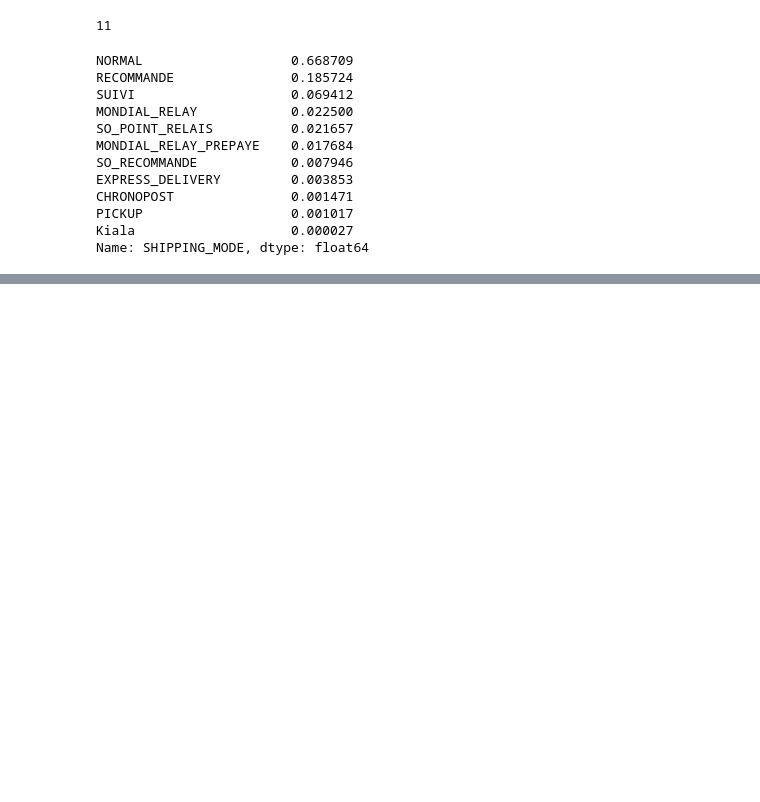
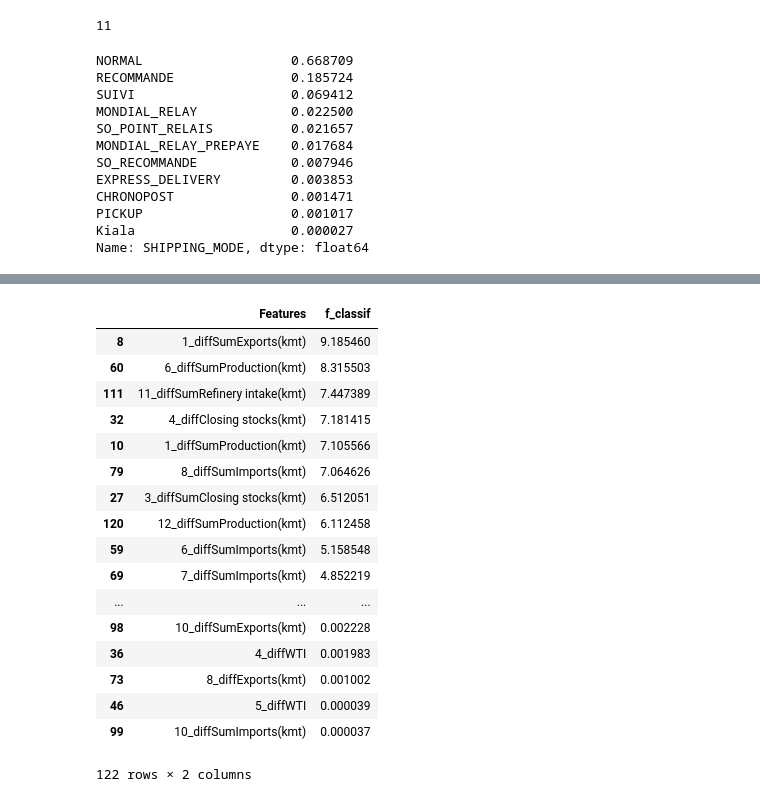
Before and after one commit to jeremycombe/Pipeline, a Jupyter notebook: BestEstimator_tests.ipynb, the cells around one changed output, grey strips where cells are left out. Drawn from its saved outputs; the diff is of its cells as text; code cells hidden in the pictures; blank space fills up the shorter version.

```diff
--- a/BestEstimator_tests.ipynb
+++ b/BestEstimator_tests.ipynb
@@ -750,0 +717,21 @@ def corrank(X):
+# %%
+clf1.Feature_Importances_Test(Bin_Train, Bin_Target, n=100, test_used = [f_classif])
+# %% [output]
+|  | Features | f_classif |
+| 8 | 1_diffSumExports(kmt) | 9.185460 |
+| 60 | 6_diffSumProduction(kmt) | 8.315503 |
+| 111 | 11_diffSumRefinery intake(kmt) | 7.447389 |
+| 32 | 4_diffClosing stocks(kmt) | 7.181415 |
+| 10 | 1_diffSumProduction(kmt) | 7.105566 |
+| 79 | 8_diffSumImports(kmt) | 7.064626 |
+| 27 | 3_diffSumClosing stocks(kmt) | 6.512051 |
+| 120 | 12_diffSumProduction(kmt) | 6.112458 |
+| 59 | 6_diffSumImports(kmt) | 5.158548 |
+| 69 | 7_diffSumImports(kmt) | 4.852219 |
+| ... | ... | ... |
+| 98 | 10_diffSumExports(kmt) | 0.002228 |
+| 36 | 4_diffWTI | 0.001983 |
+| 73 | 8_diffExports(kmt) | 0.001002 |
+| 46 | 5_diffWTI | 0.000039 |
+| 99 | 10_diffSumImports(kmt) | 0.000037 |
+122 rows × 2 columns
```
Also changed, not shown: parts of 6 cells of this notebook, 1 other file.
